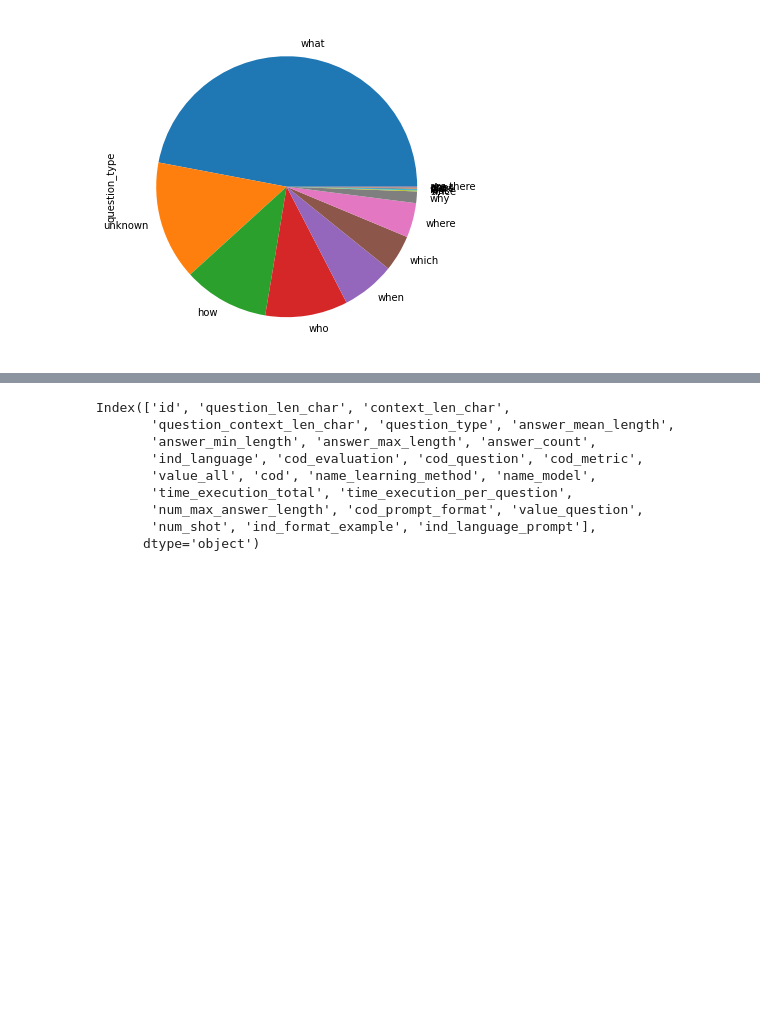
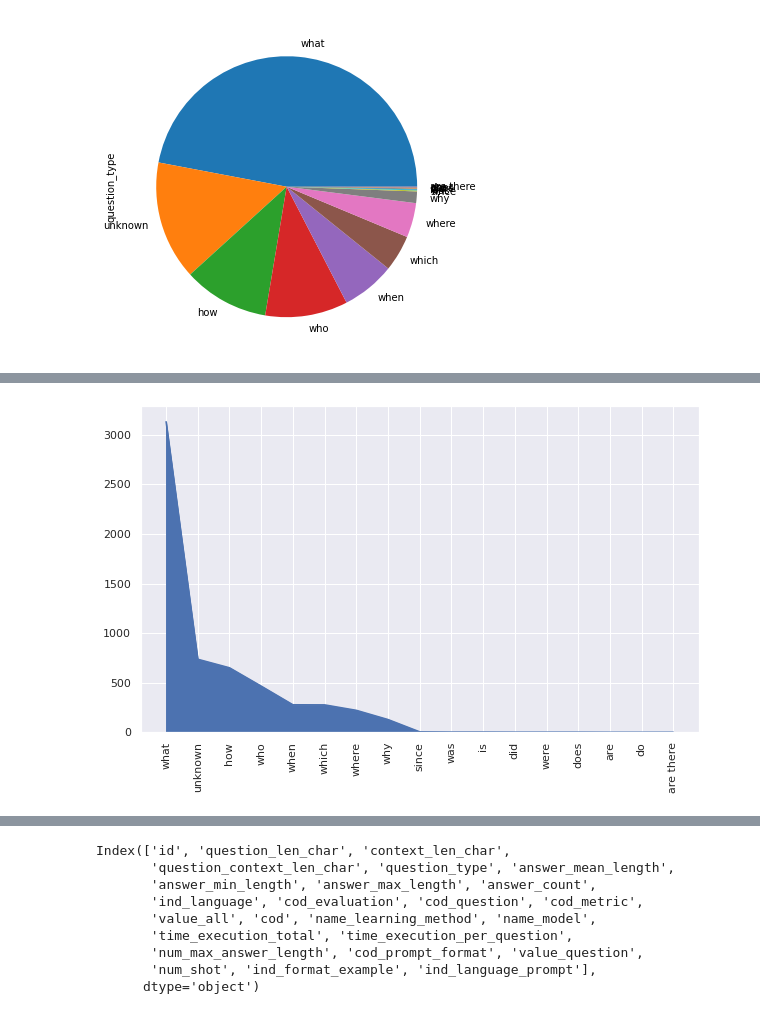
Before and after one commit to marcusborela/exqa-complearning, a Jupyter notebook: source/calculation/comparison/explore_results.ipynb, the cells around one changed output, grey strips where cells are left out. Saved outputs shown, nothing was run; the diff lists cells and outputs as text; code cells hidden in the pictures; blank space fills up the shorter version.

```diff
--- a/source/calculation/comparison/explore_results.ipynb
+++ b/source/calculation/comparison/explore_results.ipynb
@@ -68,0 +111,2 @@ importlib.reload(rastro_evaluation_qa)
+# %%
+set_id_pergunta_retirar_en = set(squad_dataset_en.df.query('answer_min_qtd_token_gptneo13<=2 or answer_min_qtd_token_gptneo27<=2 or answer_min_qtd_token_gptj<=2')['id'].tolist())
@@ -68,0 +117,2 @@ importlib.reload(rastro_evaluation_qa)
+# %%
+set_id_pergunta_retirar_pt = set(squad_dataset_pt.df.query('answer_min_qtd_token_gptneo13<=2 or answer_min_qtd_token_gptneo27<=2 or answer_min_qtd_token_gptj<=2')['id'].tolist())
@@ -68,0 +123,2 @@ importlib.reload(rastro_evaluation_qa)
+# %%
+set_id_pergunta_min_tok_2=set_id_pergunta_retirar_pt.union(set_id_pergunta_retirar_en)
@@ -68,0 +149,2 @@ importlib.reload(rastro_evaluation_qa)
+# %%
+df_squad_en_exc = df_squad_en[~df_squad_en['id'].isin(set_id_pergunta_min_tok_2)]
@@ -204,3 +318,10 @@ _ = plt.xticks(range(len(contadores)), contadores.index.values, rotation='vertic
+# %%
+fig, ax = plt.subplots(1, 1, figsize=figsize)
+df_squad_en_exc.question_type.value_counts().plot(kind='area', ax=ax)
+contadores = df_squad_en.question_type.value_counts()
+_ = plt.xticks(range(len(contadores)), contadores.index.values, rotation='vertical')
+# %% [output]
+[figure, added]
 # %%
 fig, ax = plt.subplots(2, 2, figsize=figsize)
 #print(ax)
```
Also changed, not shown: parts of 49 cells of this notebook, 13 other files.
